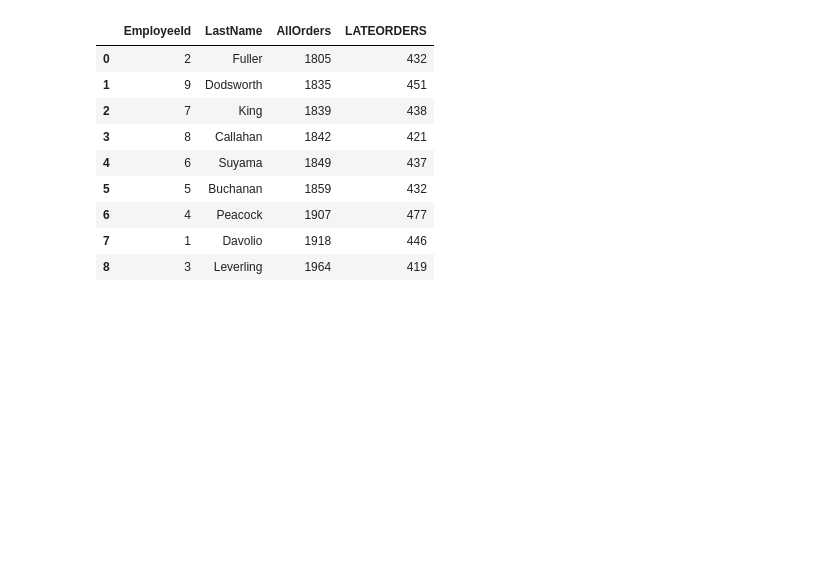
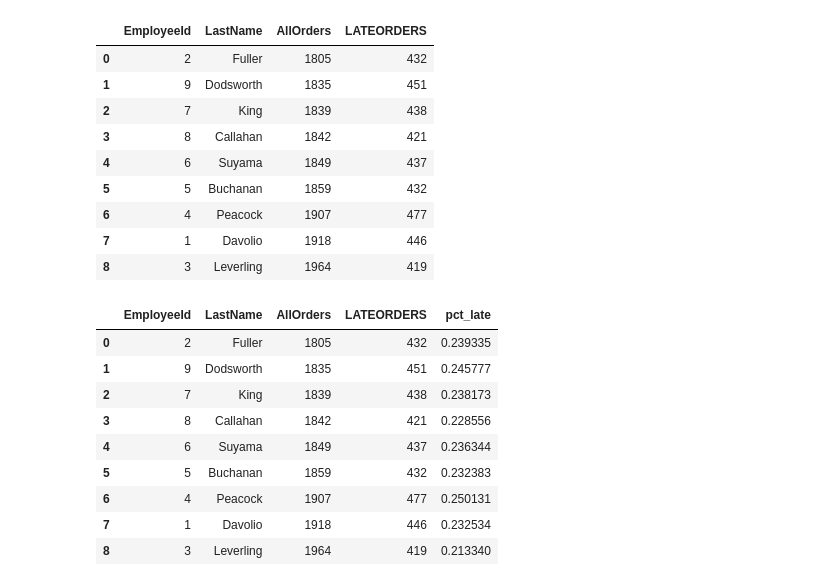
Before and after one commit to Satyabratam945/sqlproblems, a Jupyter notebook: SQL Practice (Hard Problems).ipynb, the cells around one changed output. Saved outputs shown, nothing was run; the diff lists cells and outputs as text; code cells hidden in the pictures; blank space fills up the shorter version.

```diff
--- a/SQL Practice (Hard Problems).ipynb
+++ b/SQL Practice (Hard Problems).ipynb
@@ -261,4 +261,36 @@ pd.read_sql( Q , con)
 | 6 | 4 | Peacock | 1907 | 477 |
 | 7 | 1 | Davolio | 1918 | 446 |
 | 8 | 3 | Leverling | 1964 | 419 |
+# %%
+# Excercise 46 % of late orders
+Q = '''
+WITH all_orders as
+    (select *,
+    CASE
+        when ShippedDate > RequiredDate then 1 else 0 END as lateorder
+
+    from "Order" )
+
+    select EmployeeId, LastName, count(*) as AllOrders,sum(lateorder) as LATEORDERS,  sum(lateorder)*1.00/count(*) as pct_late from all_orders a
+    inner join Employee b on
+    a.EmployeeId = b.Id
+
+    group by 1,2
+    order by 3
+
+
+
+    ;'''
+pd.read_sql( Q , con)
+# %% [output]
+|  | EmployeeId | LastName | AllOrders | LATEORDERS | pct_late |
+| 0 | 2 | Fuller | 1805 | 432 | 0.239335 |
+| 1 | 9 | Dodsworth | 1835 | 451 | 0.245777 |
+| 2 | 7 | King | 1839 | 438 | 0.238173 |
+| 3 | 8 | Callahan | 1842 | 421 | 0.228556 |
+| 4 | 6 | Suyama | 1849 | 437 | 0.236344 |
+| 5 | 5 | Buchanan | 1859 | 432 | 0.232383 |
+| 6 | 4 | Peacock | 1907 | 477 | 0.250131 |
+| 7 | 1 | Davolio | 1918 | 446 | 0.232534 |
+| 8 | 3 | Leverling | 1964 | 419 | 0.213340 |
 # %%
```
Also changed, not shown: parts of 3 cells of this notebook.
